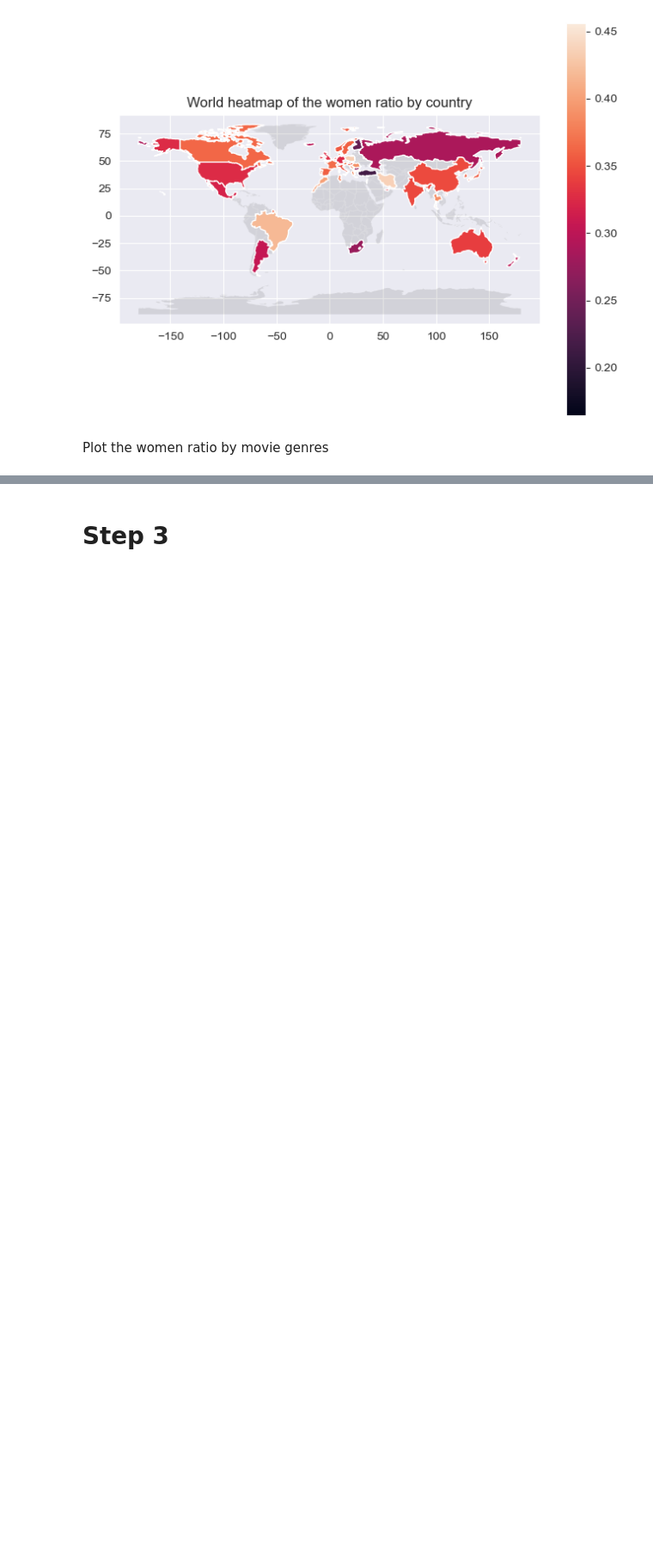
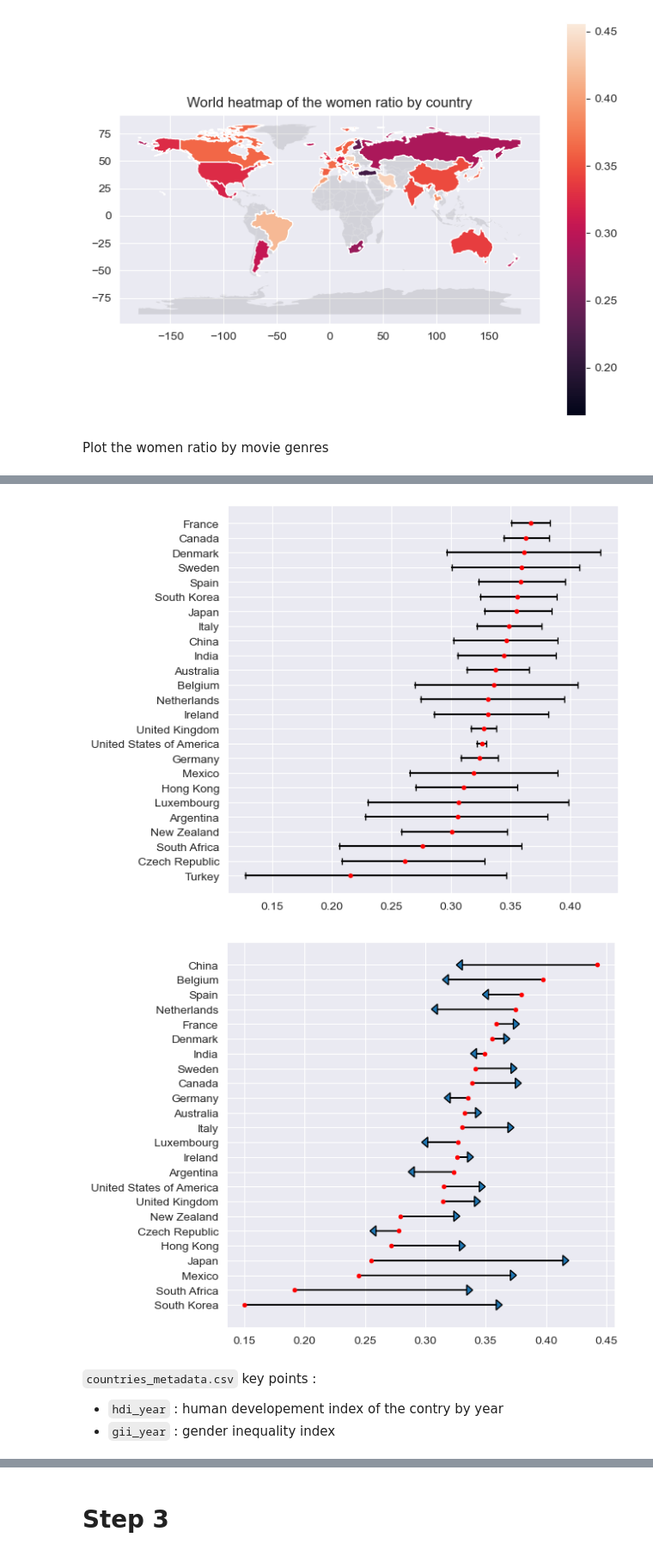
Before and after one commit to epfl-ada/ada-2022-project-teamrefuge2000, a Jupyter notebook: src/milestone_3.ipynb, the cells around one changed output, grey strips where cells are left out. Shown at 86% size. Saved outputs shown, nothing was run; the diff lists cells and outputs as text; code cells hidden in the pictures; blank space fills up the shorter version.

```diff
--- a/src/milestone_3.ipynb
+++ b/src/milestone_3.ipynb
@@ -244,0 +316,11 @@ See the caveats in the documentation: https://pandas.pydata.org/pandas-docs/stab
+# %%
+movie_gender_genre = make_subset_gender_parity('countries')
+plot_ratio_by_categories(movie_gender_genre, 'countries', min_count=20, y_size=6)
+plot_evolution('countries', 2000, min_count=20, y_size=6)
+# %% [output]
+[figure, added]
+[figure, added]
+# %% [markdown]
+`countries_metadata.csv` key points :
+- `hdi_year` : human developement index of the contry by year
+- `gii_year` : gender inequality index
```
Also changed, not shown: parts of 40 cells of this notebook, 2 other files.
